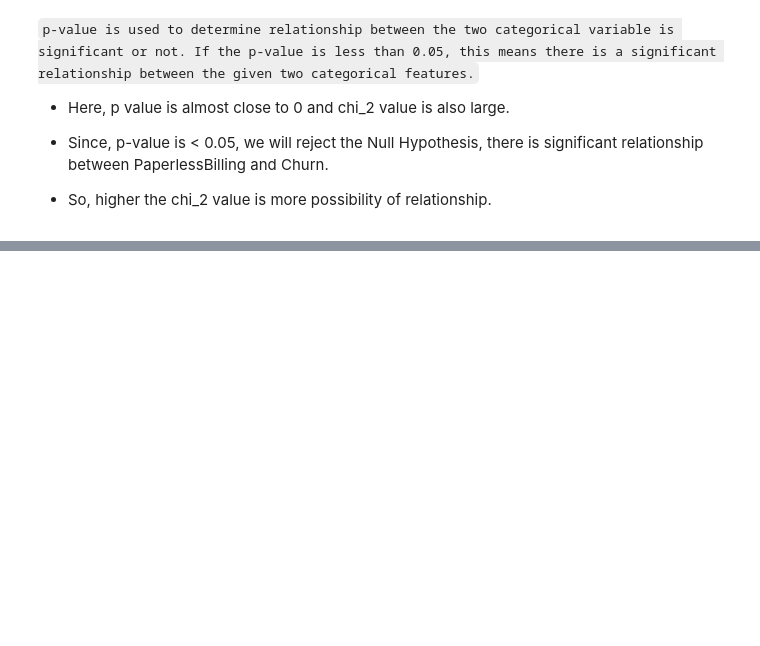
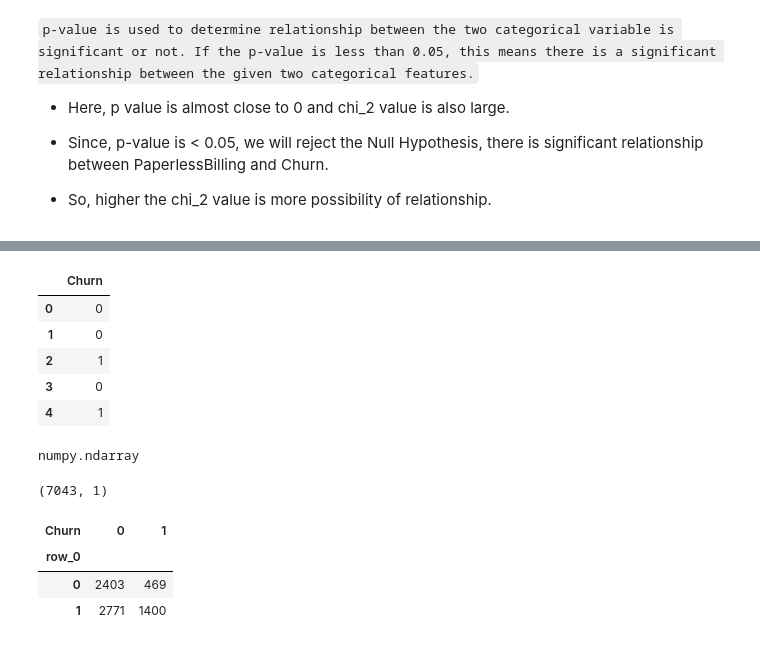
Before and after one commit to mosha1812/categorical-association, a Jupyter notebook: chi-square-test Feature-selection.ipynb, the cells around one changed output, grey strips where cells are left out. Drawn from its saved outputs; the diff is of its cells as text; code cells hidden in the pictures; blank space fills up the shorter version.

```diff
--- a/chi-square-test Feature-selection.ipynb
+++ b/chi-square-test Feature-selection.ipynb
@@ -207,0 +254,9 @@ If the p-value is less than 0.05, this means there is a significant relationship
+# %%
+y.head()
+# %% [output]
+|  | Churn |
+| 0 | 0 |
+| 1 | 0 |
+| 2 | 1 |
+| 3 | 0 |
+| 4 | 1 |
@@ -207,0 +265,15 @@ If the p-value is less than 0.05, this means there is a significant relationship
+# %%
+type(X_new)
+# %% [output]
+numpy.ndarray
+# %%
+X_new.shape
+# %% [output]
+(7043, 1)
+# %%
+pd.crosstab(np.squeeze(X_new), np.squeeze(y))
+# %% [output]
+| Churn | 0 | 1 |
+| row_0 |  |  |
+| 0 | 2403 | 469 |
+| 1 | 2771 | 1400 |
```
Also changed, not shown: parts of 29 cells of this notebook, 1 other file.
